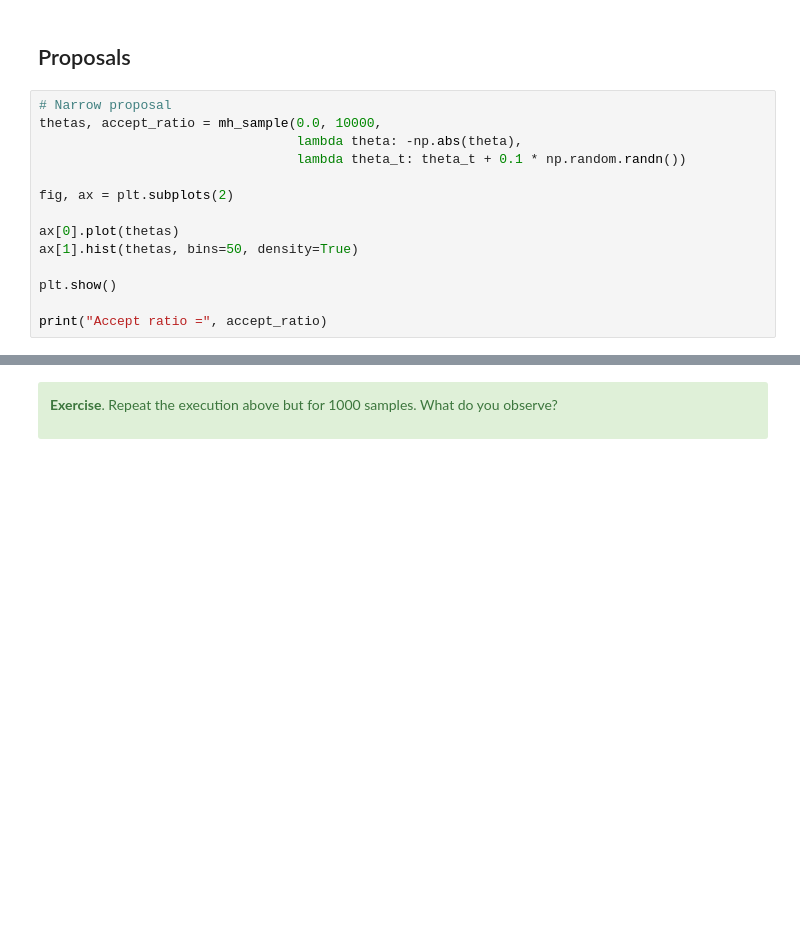
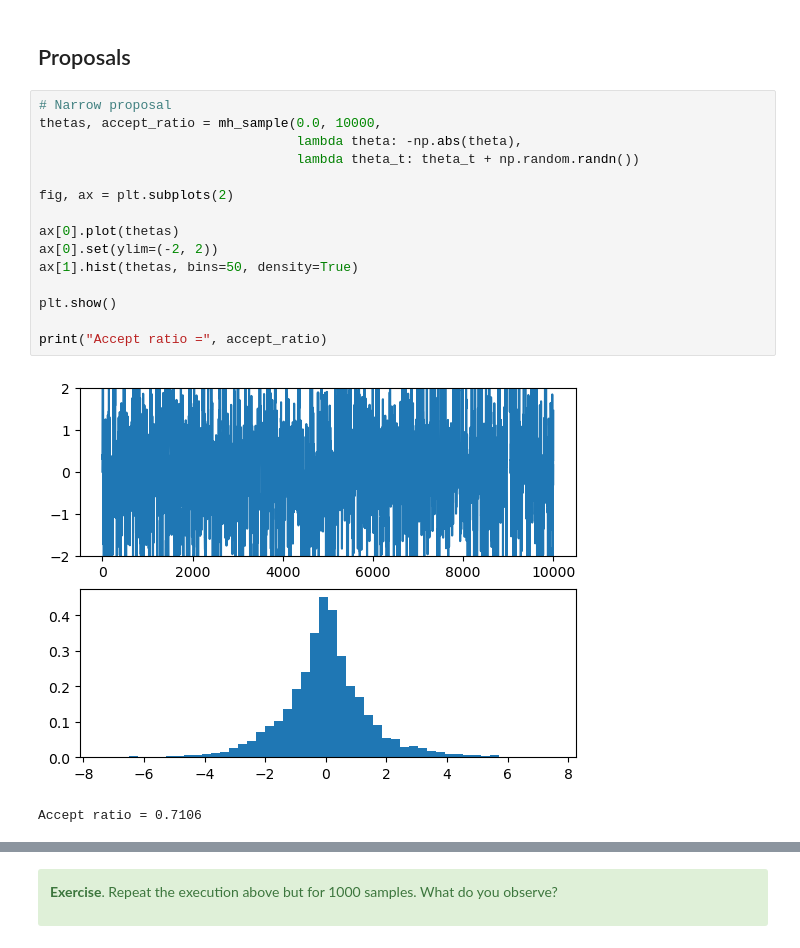
Before and after one commit to glouppe/dats0001-foundations-of-data-science, a Jupyter notebook: nb05-mcmc.ipynb, the cells around one changed output, grey strips where cells are left out. Drawn from its saved outputs; the diff is of its cells as text; blank space fills up the shorter version.

```diff
--- a/nb05-mcmc.ipynb
+++ b/nb05-mcmc.ipynb
@@ -45,17 +52,21 @@ plt.show()
 # %%
 # Narrow proposal
 thetas, accept_ratio = mh_sample(0.0, 10000,
                                  lambda theta: -np.abs(theta),
-                                 lambda theta_t: theta_t + 0.1 * np.random.randn())
+                                 lambda theta_t: theta_t + np.random.randn())
 
 fig, ax = plt.subplots(2)
 
 ax[0].plot(thetas)
+ax[0].set(ylim=(-2, 2))
 ax[1].hist(thetas, bins=50, density=True)
 
 plt.show()
 
 print("Accept ratio =", accept_ratio)
+# %% [output]
+[figure, added]
+Accept ratio = 0.7106
 # %%
 # Wide proposal
 thetas, accept_ratio = mh_sample(0.0, 10000,
```
Also changed, not shown: parts of 18 cells of this notebook, 1 other file.
